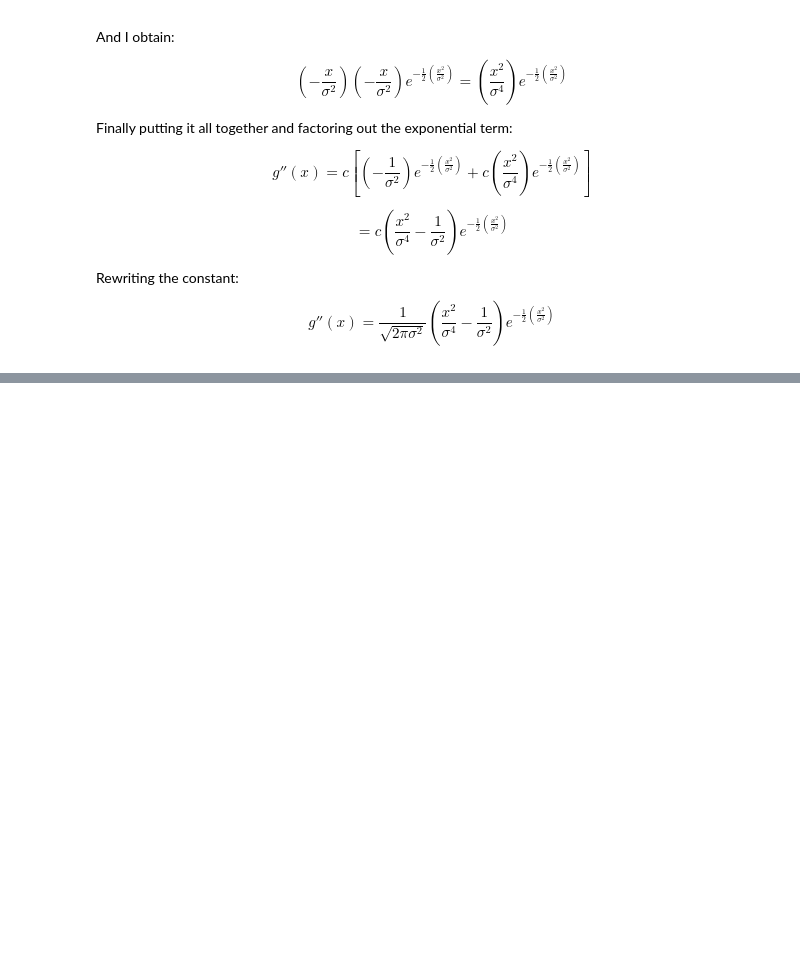
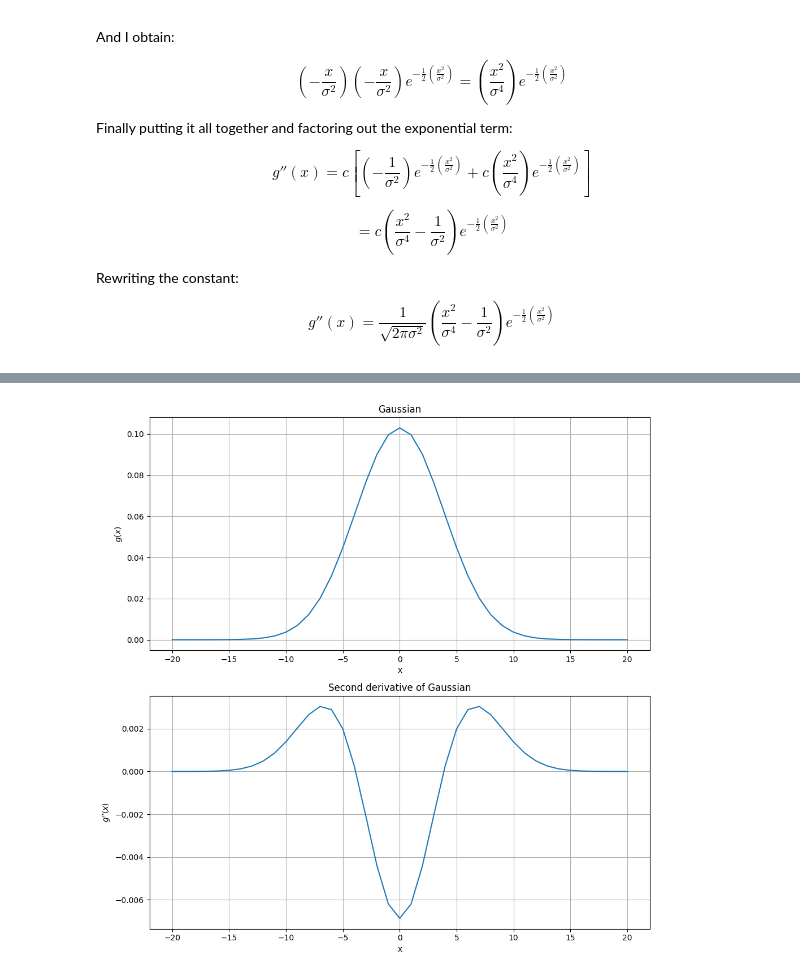
Before and after one commit to Cerlog/02506_Advanced_Image_Analysis_DTU, a Jupyter notebook: Chapter02/week_2_ex_1.ipynb, the cells around one changed output, grey strips where cells are left out. Cells and saved outputs as stored; diff of their text form; code cells hidden in the pictures; blank space fills up the shorter version.

```diff
--- a/Chapter02/week_2_ex_1.ipynb
+++ b/Chapter02/week_2_ex_1.ipynb
@@ -83,0 +150,34 @@ $$
+# %%
+def filter_second_der_filter(t):
+    sigma = np.sqrt(t)
+    s = np.ceil(5*sigma)
+    x = np.arange(-s, s+1)
+
+    g = 1/(sigma*np.sqrt(2 * np.pi)) * np.exp(-x**2/(2*t))
+
+    g_dif_2 = g * (x**2 - t) / t**2
+
+    return g, g_dif_2
+# %%
+g_kernel, g_dif_2_kernel = filter_second_der_filter(15)
+# %%
+# visualize the kernels
+
+fig, axs = plt.subplots(2, 1, figsize=(10, 10))
+
+axs[0].plot(x, g_kernel)
+axs[0].set_title('Gaussian')
+axs[0].set_xlabel('x')
+axs[0].set_ylabel(r'$g(x)$')
+axs[0].grid()
+
+axs[1].plot(x, g_dif_2_kernel)
+axs[1].set_title('Second derivative of Gaussian')
+axs[1].set_xlabel('x')
+axs[1].set_ylabel(r'$g^{\prime\prime}(x)$')
+axs[1].grid()
+
+plt.tight_layout()
+plt.show()
+# %% [output]
+[figure, added]
```
Also changed, not shown: parts of 9 cells of this notebook, 8 other files.
